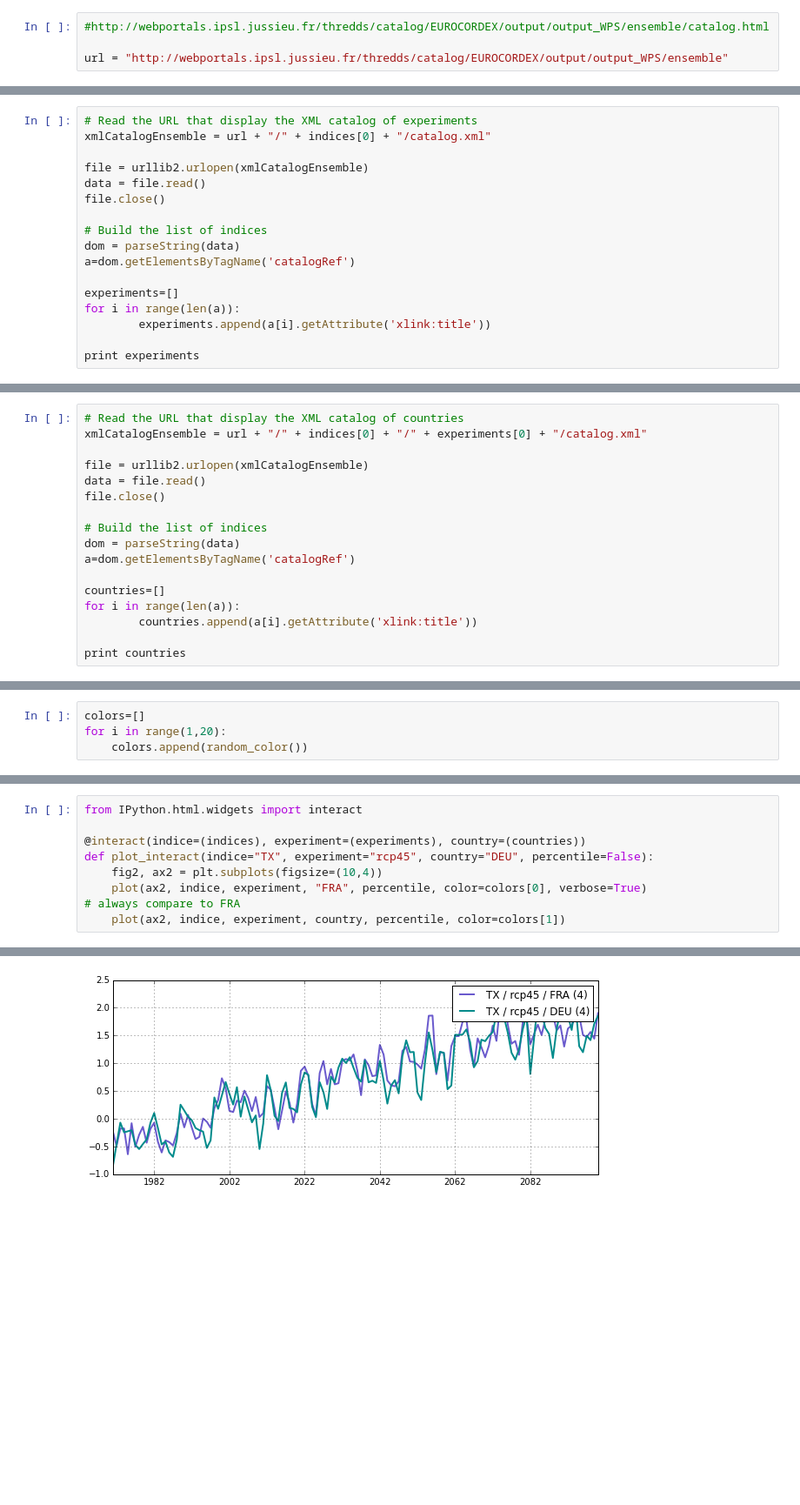
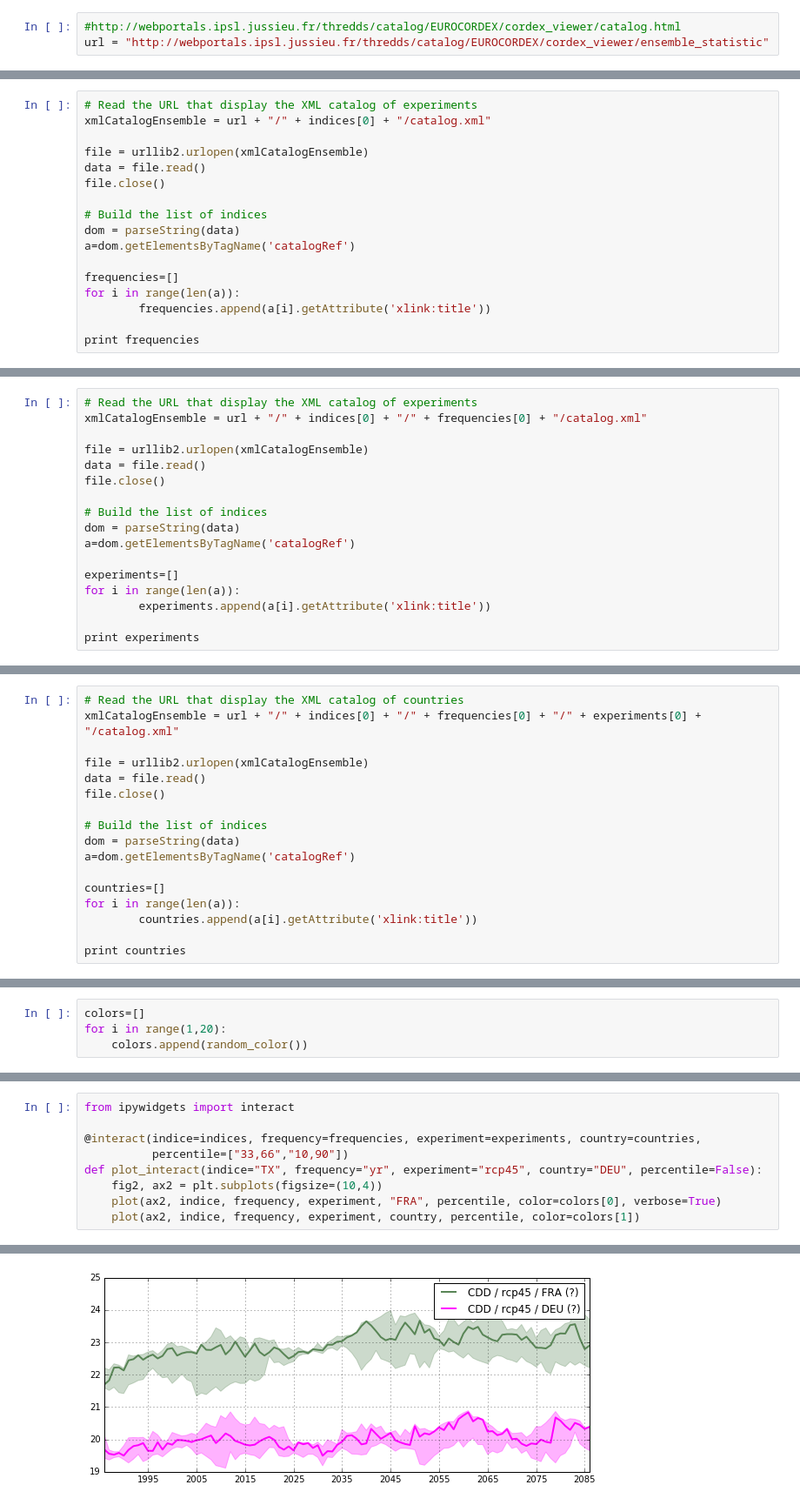
Before and after one commit to PBrockmann/EURO-CORDEX_IPython_notebooks, a Jupyter notebook: Plot_Mean_Indices_matplotlib.ipynb, the cells around one changed output, grey strips where cells are left out. Shown at 87% size. Cells and saved outputs as stored; diff of their text form; blank space fills up the shorter version.

```diff
--- a/Plot_Mean_Indices_matplotlib.ipynb
+++ b/Plot_Mean_Indices_matplotlib.ipynb
@@ -5,7 +7,6 @@ Patrick BROCKMANN - LSCE (Climate and Environment Sciences Laboratory)<br>
 # %%
-#http://webportals.ipsl.jussieu.fr/thredds/catalog/EUROCORDEX/output/output_WPS/ensemble/catalog.html
-
-url = "http://webportals.ipsl.jussieu.fr/thredds/catalog/EUROCORDEX/output/output_WPS/ensemble"
+#http://webportals.ipsl.jussieu.fr/thredds/catalog/EUROCORDEX/cordex_viewer/catalog.html
+url = "http://webportals.ipsl.jussieu.fr/thredds/catalog/EUROCORDEX/cordex_viewer/ensemble_statistic"
 # %%
 # Read the URL that display the XML catalog of indices
 import urllib2
@@ -31,0 +33,17 @@ print indices
+# %%
+# Read the URL that display the XML catalog of experiments
+xmlCatalogEnsemble = url + "/" + indices[0] + "/catalog.xml"
+
+file = urllib2.urlopen(xmlCatalogEnsemble)
+data = file.read()
+file.close()
+
+# Build the list of indices
+dom = parseString(data)
+a=dom.getElementsByTagName('catalogRef')
+
+frequencies=[]
+for i in range(len(a)):
+        frequencies.append(a[i].getAttribute('xlink:title'))
+
+print frequencies
@@ -32,6 +52,6 @@ print indices
 # %%
 # Read the URL that display the XML catalog of experiments
-xmlCatalogEnsemble = url + "/" + indices[0] + "/catalog.xml"
+xmlCatalogEnsemble = url + "/" + indices[0] + "/" + frequencies[0] + "/catalog.xml"
 
 file = urllib2.urlopen(xmlCatalogEnsemble)
 data = file.read()
@@ -50,7 +70,7 @@ print experiments
 [u'rcp45', u'rcp85']
 # %%
 # Read the URL that display the XML catalog of countries
-xmlCatalogEnsemble = url + "/" + indices[0] + "/" + experiments[0] + "/catalog.xml"
+xmlCatalogEnsemble = url + "/" + indices[0] + "/" + frequencies[0] + "/" + experiments[0] + "/catalog.xml"
 
 file = urllib2.urlopen(xmlCatalogEnsemble)
 data = file.read()
@@ -159,9 +187,10 @@ RR = Precipitation sum [mm]
 # %%
-from IPython.html.widgets import interact
+from ipywidgets import interact
 
-@interact(indice=(indices), experiment=(experiments), country=(countries))
-def plot_interact(indice="TX", experiment="rcp45", country="DEU", percentile=False):
+@interact(indice=indices, frequency=frequencies, experiment=experiments, country=countries,
+          percentile=["33,66","10,90"])
+def plot_interact(indice="TX", frequency="yr", experiment="rcp45", country="DEU", percentile=False):
     fig2, ax2 = plt.subplots(figsize=(10,4))
-    plot(ax2, indice, experiment, "FRA", percentile, color=colors[0], verbose=True)                  # always compare to FRA
-    plot(ax2, indice, experiment, country, percentile, color=colors[1])
+    plot(ax2, indice, frequency, experiment, "FRA", percentile, color=colors[0], verbose=True)
+    plot(ax2, indice, frequency, experiment, country, percentile, color=colors[1])
 # %% [output]
@@ -169 +198 @@ TX = Mean of daily maximum temperature [Celcius]
-[figure, old version]
+[figure, new version]
```
Also changed, not shown: parts of 7 cells of this notebook, 5 other files.
